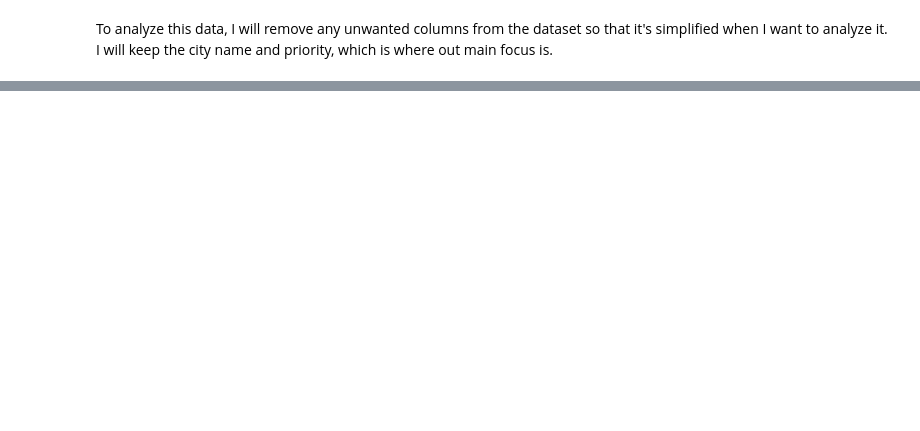
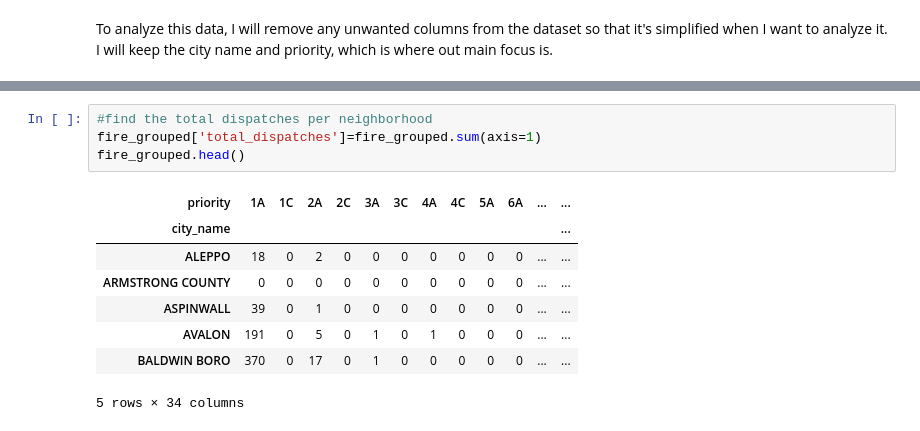
Before and after one commit to Gabifern/Final_Project_BigIdeas_GJK, a Jupyter notebook: 911-Dispatches-Metric.ipynb, the cells around one changed output, grey strips where cells are left out. Saved outputs shown, nothing was run; the diff lists cells and outputs as text; blank space fills up the shorter version.

```diff
--- a/911-Dispatches-Metric.ipynb
+++ b/911-Dispatches-Metric.ipynb
@@ -28,0 +55,13 @@ To analyze this data, I will remove any unwanted columns from the dataset so tha
+# %%
+#find the total dispatches per neighborhood
+fire_grouped['total_dispatches']=fire_grouped.sum(axis=1)
+fire_grouped.head()
+# %% [output]
+| priority | 1A | 1C | 2A | 2C | 3A | 3C | 4A | 4C | 5A | 6A | ... | ... |
+| city_name |  |  |  |  |  |  |  |  |  |  |  | ... |
+| ALEPPO | 18 | 0 | 2 | 0 | 0 | 0 | 0 | 0 | 0 | 0 | ... | ... |
+| ARMSTRONG COUNTY | 0 | 0 | 0 | 0 | 0 | 0 | 0 | 0 | 0 | 0 | ... | ... |
+| ASPINWALL | 39 | 0 | 1 | 0 | 0 | 0 | 0 | 0 | 0 | 0 | ... | ... |
+| AVALON | 191 | 0 | 5 | 0 | 1 | 0 | 1 | 0 | 0 | 0 | ... | ... |
+| BALDWIN BORO | 370 | 0 | 17 | 0 | 1 | 0 | 0 | 0 | 0 | 0 | ... | ... |
+5 rows × 34 columns
```
Also changed, not shown: parts of 9 cells of this notebook.
